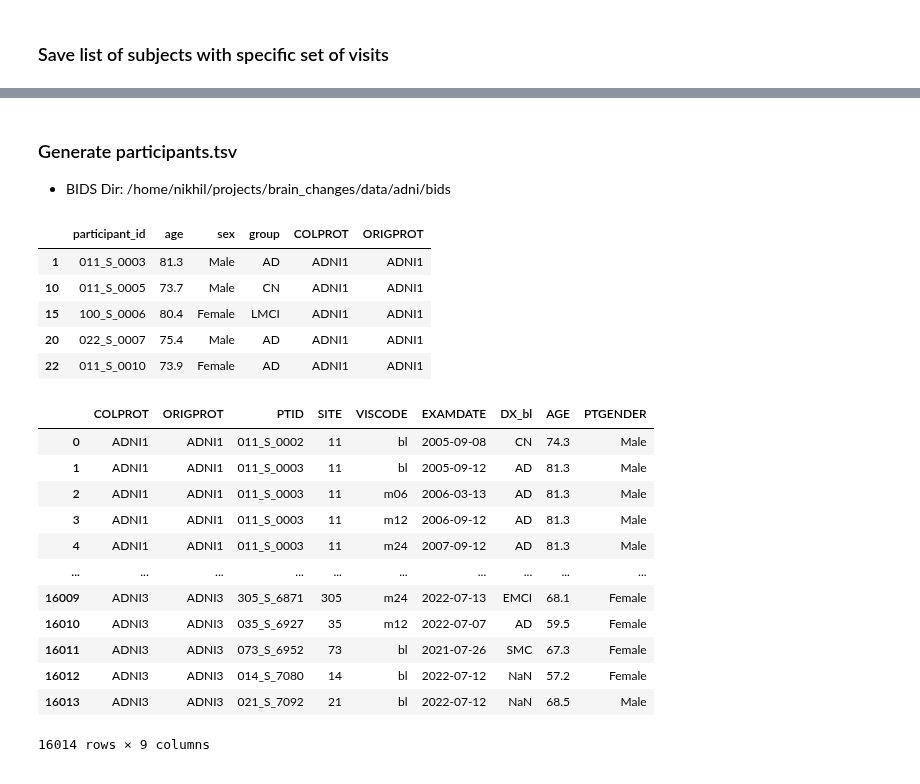
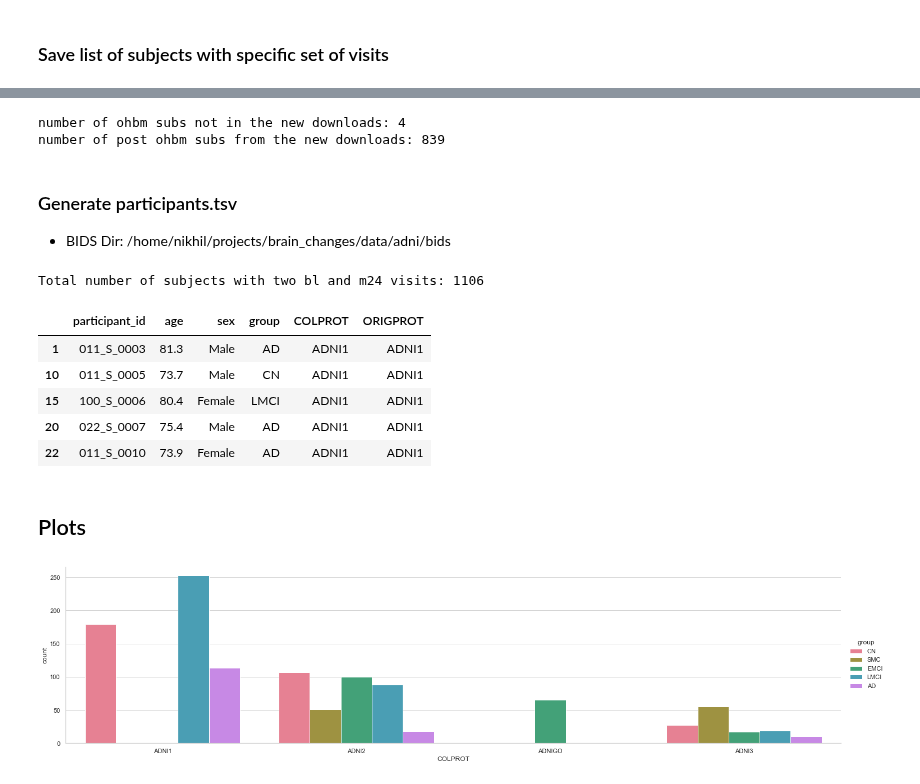
Before and after one commit to nikhil153/brain-diff, a Jupyter notebook: notebooks/2_adni_long_dataset_tracker.ipynb, the cells around one changed output, grey strips where cells are left out. Cells and saved outputs as stored; diff of their text form; code cells hidden in the pictures.

```diff
--- a/notebooks/2_adni_long_dataset_tracker.ipynb
+++ b/notebooks/2_adni_long_dataset_tracker.ipynb
@@ -376,0 +381,14 @@ number of single visit subjects: 281, multiple visit subjects: 1102
+# %%
+ohbm_subject_ids = pd.read_csv(f"{metadata_dir}/subject_ids/adni_long_ohbm_subject_ids.txt",header=None)
+ohbm_ptids = ohbm_subject_ids[0].str[4:7] + "_S_" + ohbm_subject_ids[0].str[8:]
+
+ohbm_only_subs = set(ohbm_ptids) - set(multiple_visit_subjects)
+post_ohbm_subs = set(multiple_visit_subjects) - set(ohbm_ptids)
+
+print(f"number of ohbm subs not in the new downloads: {len(ohbm_only_subs)}")
+print(f"number of post ohbm subs from the new downloads: {len(post_ohbm_subs)}")
+
+fmriprep_subs = [f"ADNI{s[:3]}S{s[-4:]}" for s in list(post_ohbm_subs)]
+# %% [output]
+number of ohbm subs not in the new downloads: 4
+number of post ohbm subs from the new downloads: 839
@@ -380,6 +403,8 @@ number of single visit subjects: 281, multiple visit subjects: 1102
 # %%
 save_csv = False
 
+multiple_visit_subjects = set(multiple_visit_subjects) | set(ohbm_ptids)
+print(f"Total number of subjects with two {visit_1} and {visit_2} visits: {len(multiple_visit_subjects)}")
 participant_df = adnimerge_df[(adnimerge_df["PTID"].isin(multiple_visit_subjects)) & (adnimerge_df["VISCODE"]=="bl")].copy()
 participant_cols_dict = {"PTID":"participant_id",
                         "AGE":"age",
@@ -398,25 +423,22 @@ if save_csv:
 
 participant_df.head()
 # %% [output]
+Total number of subjects with two bl and m24 visits: 1106
 |  | participant_id | age | sex | group | COLPROT | ORIGPROT |
 | 1 | 011_S_0003 | 81.3 | Male | AD | ADNI1 | ADNI1 |
 | 10 | 011_S_0005 | 73.7 | Male | CN | ADNI1 | ADNI1 |
 | 15 | 100_S_0006 | 80.4 | Female | LMCI | ADNI1 | ADNI1 |
 | 20 | 022_S_0007 | 75.4 | Male | AD | ADNI1 | ADNI1 |
 | 22 | 011_S_0010 | 73.9 | Female | AD | ADNI1 | ADNI1 |
-# %%
-adnimerge_df
-# %% [output]
-|  | COLPROT | ORIGPROT | PTID | SITE | VISCODE | EXAMDATE | DX_bl | AGE | PTGENDER |
-| 0 | ADNI1 | ADNI1 | 011_S_0002 | 11 | bl | 2005-09-08 | CN | 74.3 | Male |
-| 1 | ADNI1 | ADNI1 | 011_S_0003 | 11 | bl | 2005-09-12 | AD | 81.3 | Male |
-| 2 | ADNI1 | ADNI1 | 011_S_0003 | 11 | m06 | 2006-03-13 | AD | 81.3 | Male |
-| 3 | ADNI1 | ADNI1 | 011_S_0003 | 11 | m12 | 2006-09-12 | AD | 81.3 | Male |
-| 4 | ADNI1 | ADNI1 | 011_S_0003 | 11 | m24 | 2007-09-12 | AD | 81.3 | Male |
-| ... | ... | ... | ... | ... | ... | ... | ... | ... | ... |
-| 16009 | ADNI3 | ADNI3 | 305_S_6871 | 305 | m24 | 2022-07-13 | EMCI | 68.1 | Female |
-| 16010 | ADNI3 | ADNI3 | 035_S_6927 | 35 | m12 | 2022-07-07 | AD | 59.5 | Female |
-| 16011 | ADNI3 | ADNI3 | 073_S_6952 | 73 | bl | 2021-07-26 | SMC | 67.3 | Female |
-| 16012 | ADNI3 | ADNI3 | 014_S_7080 | 14 | bl | 2022-07-12 | NaN | 57.2 | Female |
-| 16013 | ADNI3 | ADNI3 | 021_S_7092 | 21 | bl | 2022-07-12 | NaN | 68.5 | Male |
-16014 rows × 9 columns
+# %% [markdown]
+## Plots
+# %%
+plot_df = participant_df.copy()
+palette = 'husl'
+group_order = ["CN","SMC","EMCI","LMCI","AD"]
+sns.set(font_scale=1)
+with sns.axes_style("whitegrid"):
+    g = sns.catplot(x="COLPROT", hue="group", hue_order=group_order, kind='count',
+    aspect=4, height=5, palette = palette, data=plot_df)
+# %% [output]
+[figure, added]
```
Also changed, not shown: parts of 3 cells of this notebook, 1 other file.
